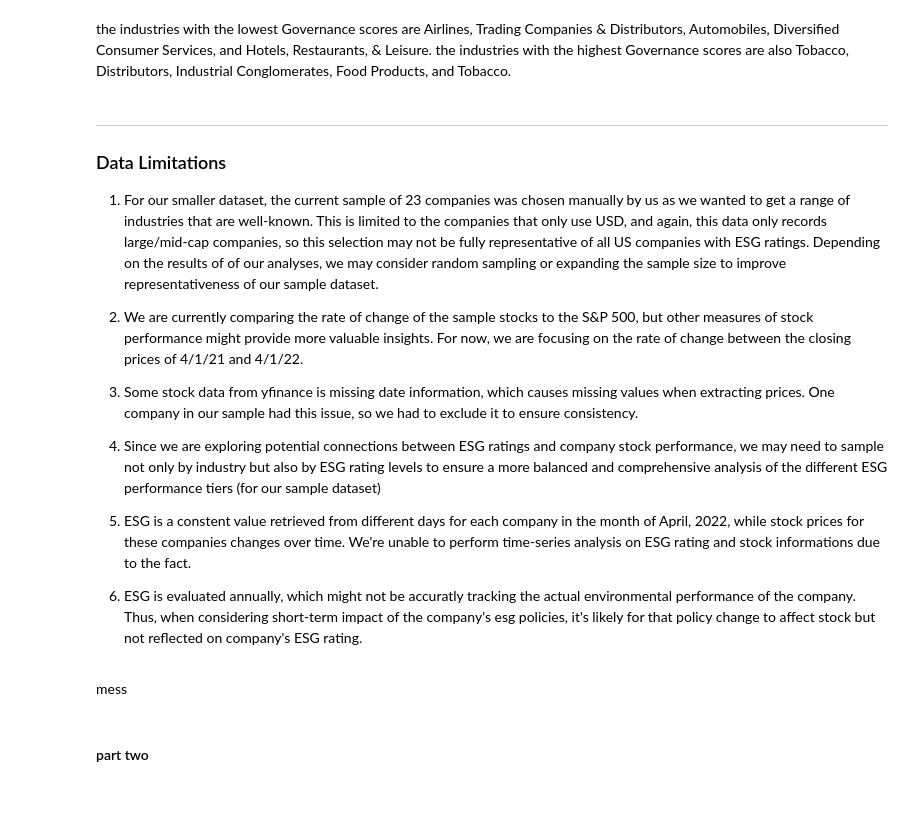
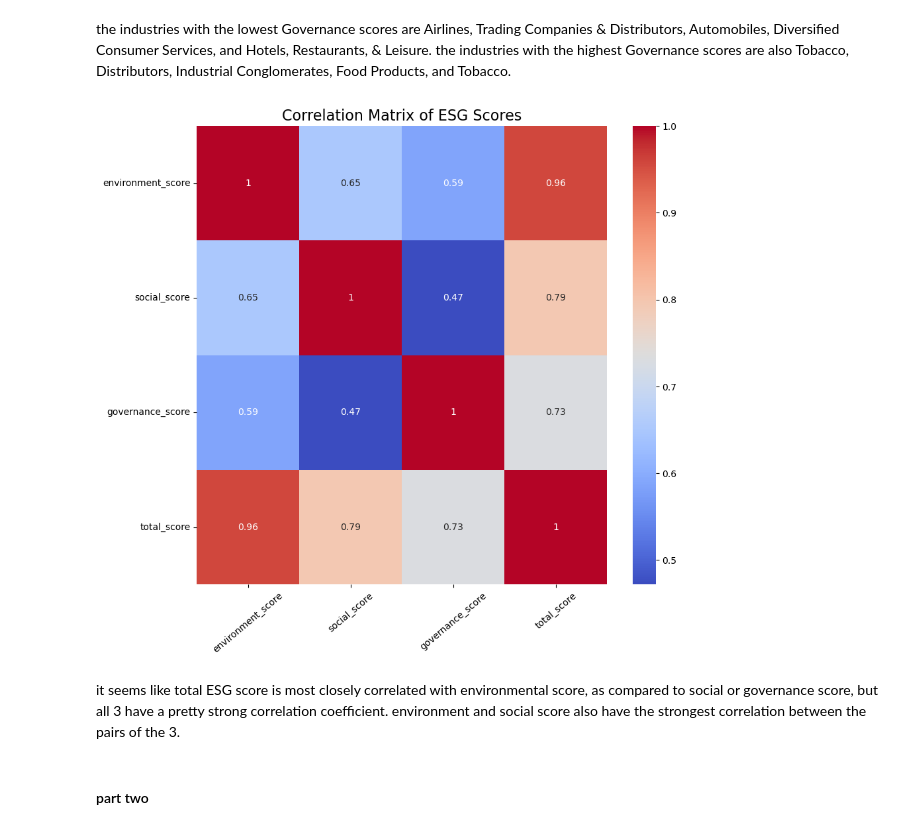
Before and after one commit to anushabishayee/info2950_finalproject, a Jupyter notebook: Phase2..ipynb, the cells around one changed output. Cells and saved outputs as stored; diff of their text form; code cells hidden in the pictures; blank space fills up the shorter version.

Commit message:
fixed non-phase 1 EDA graphs

```diff
--- a/Phase2..ipynb
+++ b/Phase2..ipynb
@@ -516,32 +516,15 @@ plt.show()
 [figure]
 # %% [markdown]
 the industries with the lowest Governance scores are Airlines, Trading Companies & Distributors, Automobiles, Diversified Consumer Services, and Hotels, Restaurants, & Leisure. the industries with the highest Governance scores are also Tobacco, Distributors, Industrial Conglomerates, Food Products, and Tobacco.
-# %% [markdown]
----
-
-### Data Limitations
-
-1. For our smaller dataset, the current sample of 23 companies was chosen manually by us as we wanted to get a range of industries that are well-known. This is limited to the companies that only use USD, and again, this data only records large/mid-cap companies, so this selection may not be fully representative of all US companies with ESG ratings. Depending on the results of of our analyses, we may consider random sampling or expanding the sample size to improve representativeness of our sample dataset.
-
-2. We are currently comparing the rate of change of the sample stocks to the S&P 500, but other measures of stock performance might provide more valuable insights. For now, we are focusing on the rate of change between the closing prices of 4/1/21 and 4/1/22.
-
-3. Some stock data from yfinance is missing date information, which causes missing values when extracting prices. One company in our sample had this issue, so we had to exclude it to ensure consistency.
-
-4. Since we are exploring potential connections between ESG ratings and company stock performance, we may need to sample not only by industry but also by ESG rating levels to ensure a more balanced and comprehensive analysis of the different ESG performance tiers (for our sample dataset)
-
-5. ESG is a constent value retrieved from different days for each company in the month of April, 2022, while stock prices for these companies changes over time. We're unable to perform time-series analysis on ESG rating and stock informations due to the fact.
-
-6. ESG is evaluated annually, which might not be accuratly tracking the actual environmental performance of the company. Thus, when considering short-term impact of the company's esg policies, it's likely for that policy change to affect stock but not reflected on company's ESG rating.
 # %%
 score_columns = ['environment_score', 'social_score', 'governance_score', 'total_score']
-
 corr_matrix = merged_df[score_columns].corr()
 
 plt.figure(figsize = (10, 9))
-sns.heatmap(corr_matrix, annot = True, fmt = ".2f", cmap = 'coolwarm', square = True, cbar_kws = {"shrink": .8}, linewidths = 0.5)
-plt.title('Correlation Matrix of ESG Scores', fontsize=16)
-plt.xticks(rotation=45)
-plt.yticks(rotation=0)
+sns.heatmap(corr_matrix, annot = True, cmap = 'coolwarm')
+plt.title('Correlation Matrix of ESG Scores', fontsize = 16)
+plt.xticks(rotation = 40)
+plt.yticks(rotation = 0)
 plt.show()
+# %% [output]
+[figure, added]
-# %% [markdown]
-mess
@@ -657,3 +531,5 @@ print(esg.iloc[0:15,:])
+# %% [markdown]
+it seems like total ESG score is most closely correlated with environmental score, as compared to social or governance score, but all 3 have a pretty strong correlation coefficient. environment and social score also have the strongest correlation between the pairs of the 3.
 # %% [markdown]
 #### part two
 # %%
```
Also changed, not shown: parts of 18 cells of this notebook.
